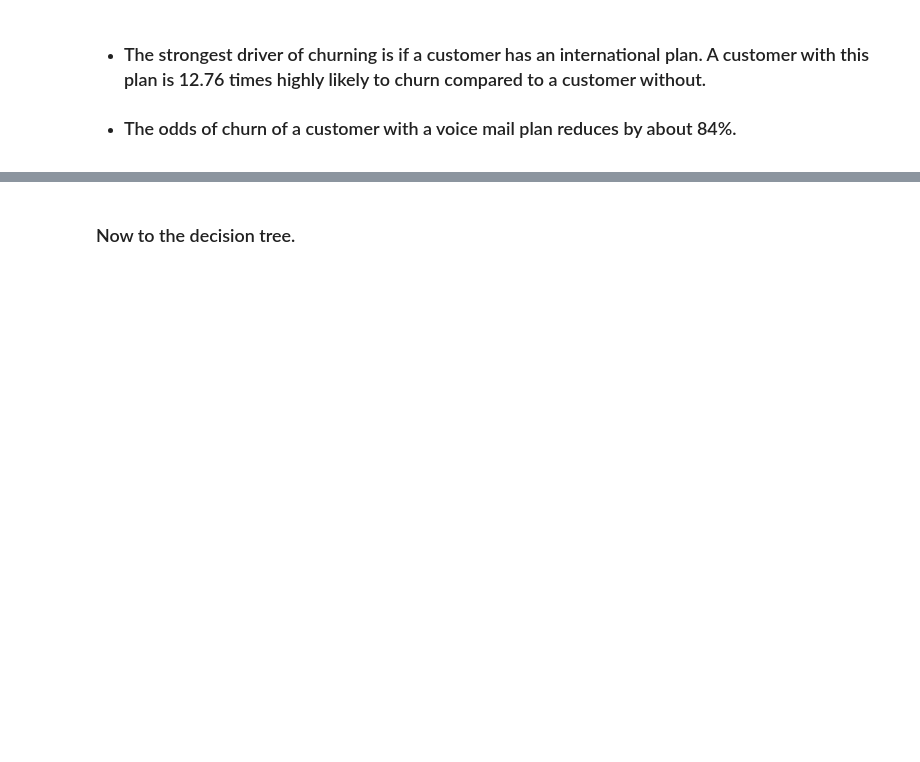
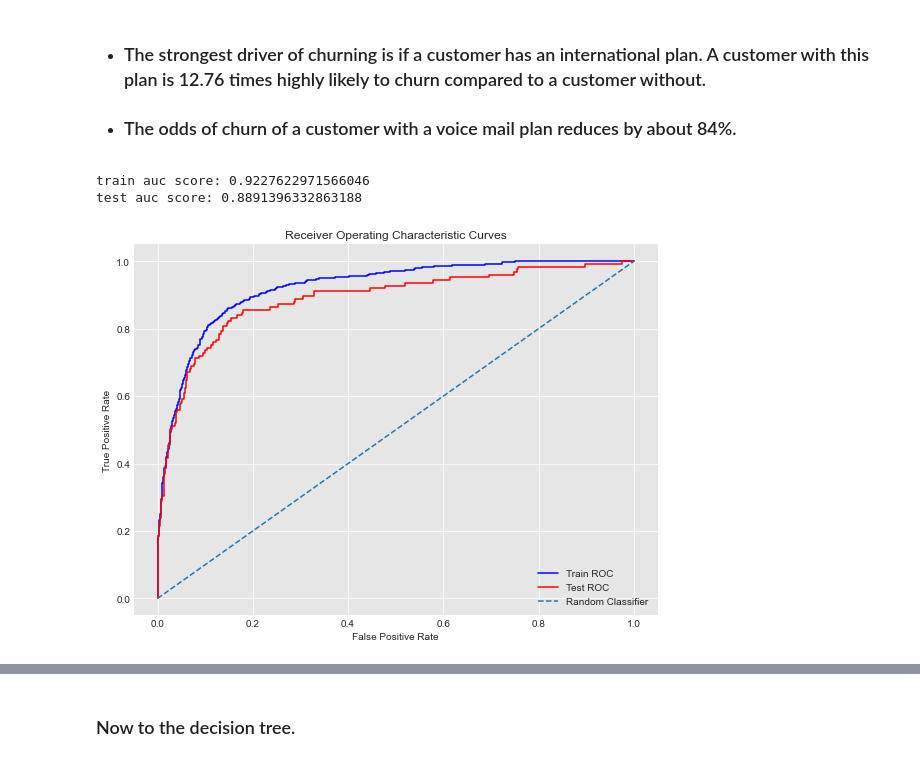
Before and after one commit to Victor-Mufasa/Phase-3-Project, a Jupyter notebook: student.ipynb, the cells around one changed output, grey strips where cells are left out. Drawn from its saved outputs; the diff is of its cells as text; code cells hidden in the pictures; blank space fills up the shorter version.

```diff
--- a/student.ipynb
+++ b/student.ipynb
@@ -370,0 +379,32 @@ print(np.exp(-1.8292021306019284))
+# %%
+X_test_num_poly=poly.transform(X_test_num)
+feature_names=poly.get_feature_names(input_features=X_test_num.columns)
+X_test_num_poly=pd.DataFrame(X_test_num_poly, columns=feature_names, index=X_test_num.index)
+X_test_poly_scaled=pd.DataFrame(scaler.transform(X_test_num_poly), index=X_test_num.index, columns=X_test_num_poly.columns)
+X_test_full_ps=pd.concat([X_test_poly_scaled, X_test_ohe], axis=1)
+# %%
+# Logistic Regression with polynomials of degree 2
+logreg=LogisticRegression(fit_intercept=False, C=1e12, solver='liblinear', class_weight='balanced', random_state=42)
+logreg.fit(X_train_full_ps,y_train)
+y_train_score=logreg.predict_proba(X_train_full_ps)[:,1]
+y_test_score=logreg.predict_proba(X_test_full_ps)[:,1]
+fpr, tpr, thresholds=roc_curve(y_train, y_train_score)
+fpr2, tpr2, threholds2=roc_curve(y_test, y_test_score)
+print(f'train auc score: {auc(fpr, tpr)}')
+print(f'test auc score: {auc(fpr2, tpr2)}')
+# %% [output]
+train auc score: 0.9227622971566046
+test auc score: 0.8891396332863188
+# %%
+# Optimal ROC curve.
+plt.figure(figsize=(8, 6))
+plt.plot(fpr, tpr, 'b', label='Train ROC')
+plt.plot(fpr2, tpr2, 'r', label='Test ROC')
+plt.plot([0, 1], [0, 1], linestyle='--', label="Random Classifier")
+plt.xlabel("False Positive Rate")
+plt.ylabel("True Positive Rate")
+plt.title("Receiver Operating Characteristic Curves")
+plt.legend(loc="lower right")
+plt.tight_layout();
+# %% [output]
+[figure, added]
```
Also changed, not shown: parts of 18 cells of this notebook.
